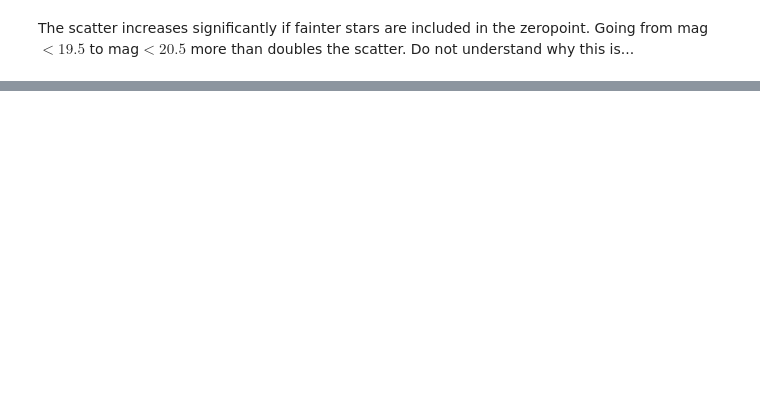
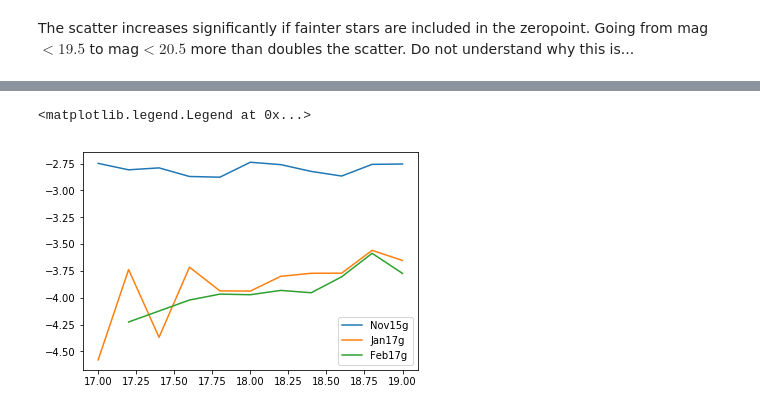
Before and after one commit to imcgreer/idmrm, a Jupyter notebook: notebooks/BokPhotAnalysis.ipynb, the cells around one changed output, grey strips where cells are left out. Saved outputs shown, nothing was run; the diff lists cells and outputs as text; code cells hidden in the pictures; blank space fills up the shorter version.

```diff
--- a/notebooks/BokPhotAnalysis.ipynb
+++ b/notebooks/BokPhotAnalysis.ipynb
@@ -119,0 +139,8 @@ The scatter increases significantly if fainter stars are included in the zeropoi
+# %%
+for psTab,l in zip([psNov2015g,psJan2017g,psFeb2017g],['Nov15g','Jan17g','Feb17g']):
+    ii = where(psTab['outlierFrac']>0)[0]
+    plot(psTab['mbins'][ii],log10(psTab['outlierFrac'][ii]),label=l)
+legend()
+# %% [output]
+<matplotlib.legend.Legend at 0x...>
+[figure, added]
```
Also changed, not shown: parts of 19 cells of this notebook.
